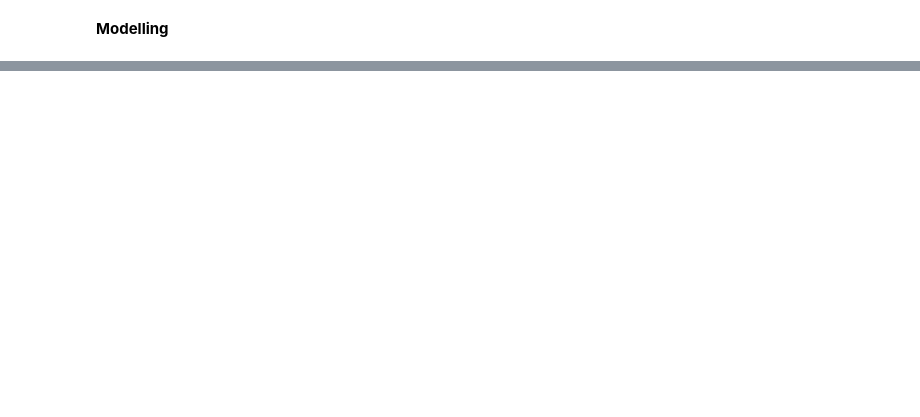
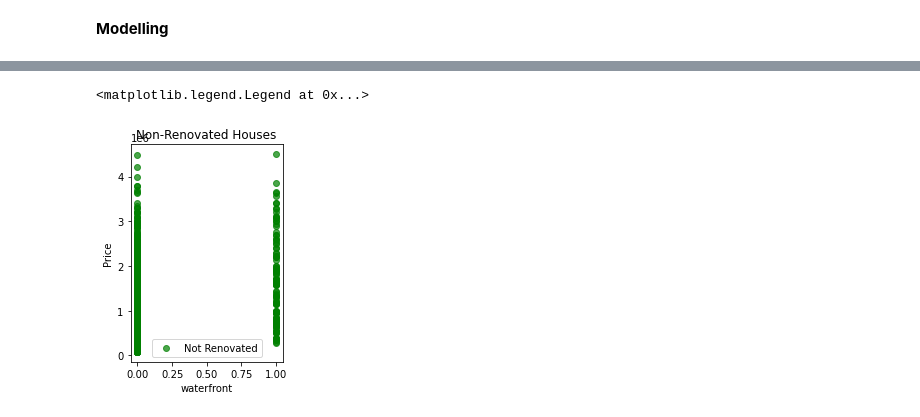
Before and after one commit to james-kibunja/dsc-phase-2-project-v2-3, a Jupyter notebook: student (2).ipynb, the cells around one changed output, grey strips where cells are left out. Saved outputs shown, nothing was run; the diff lists cells and outputs as text; code cells hidden in the pictures; blank space fills up the shorter version.

```diff
--- a/student (2).ipynb
+++ b/student (2).ipynb
@@ -394,0 +584,10 @@ sns.heatmap(data=df.corr(), annot=True);
+# %%
+plt.subplot(122)
+plt.scatter(df["waterfront"][df["renovated"] == 0], df["price"][df["renovated"] == 0], alpha=0.7, c="green", label="Not Renovated")
+plt.xlabel("waterfront")
+plt.ylabel("Price")
+plt.title("Non-Renovated Houses")
+plt.legend()
+# %% [output]
+<matplotlib.legend.Legend at 0x...>
+[figure, added]
```
Also changed, not shown: parts of 21 cells of this notebook, 1 other file.
